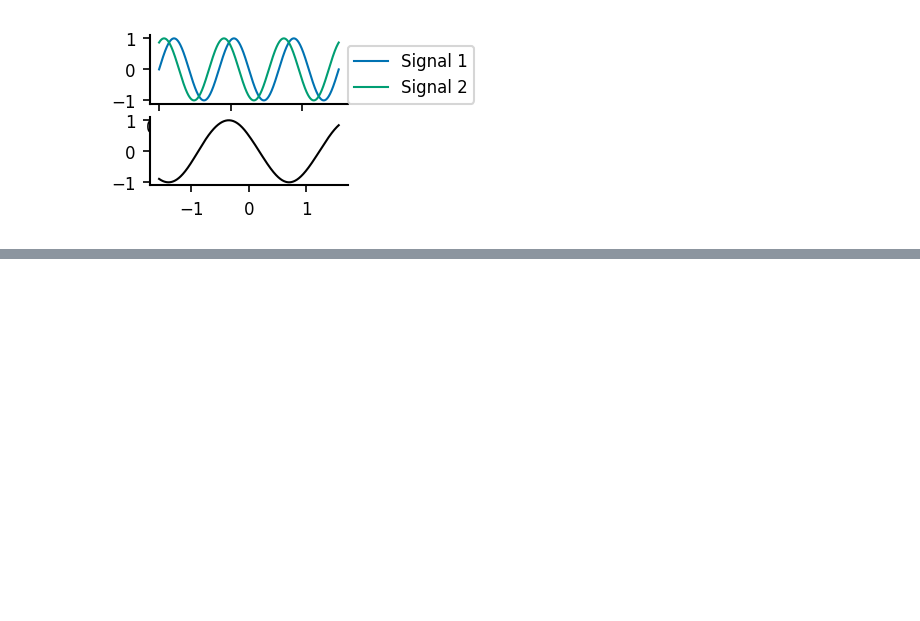
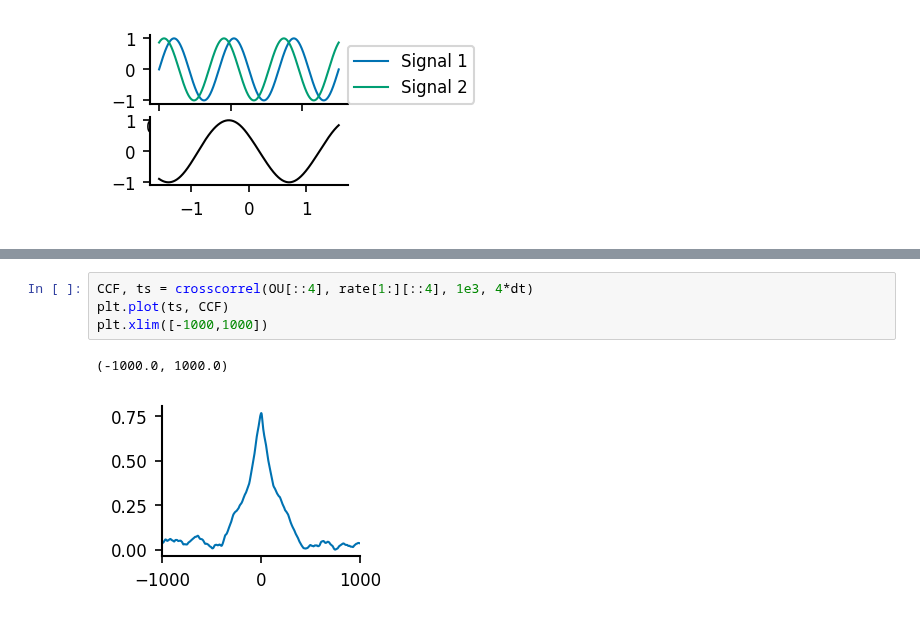
Before and after one commit to yzerlaut/pv-sst-dendrites, a Jupyter notebook: biophysical_modelling/detailed_model/OU-input.ipynb, the cells around one changed output, grey strips where cells are left out. Cells and saved outputs as stored; diff of their text form; blank space fills up the shorter version.

```diff
--- a/biophysical_modelling/detailed_model/OU-input.ipynb
+++ b/biophysical_modelling/detailed_model/OU-input.ipynb
@@ -89,0 +146,7 @@ Type:      builtin_function_or_method
+# %%
+CCF, ts = crosscorrel(OU[::4], rate[1:][::4], 1e3, 4*dt)
+plt.plot(ts, CCF)
+plt.xlim([-1000,1000])
+# %% [output]
+(-1000.0, 1000.0)
+[figure, added]
```
Also changed, not shown: parts of 13 cells of this notebook, 3 other files.
